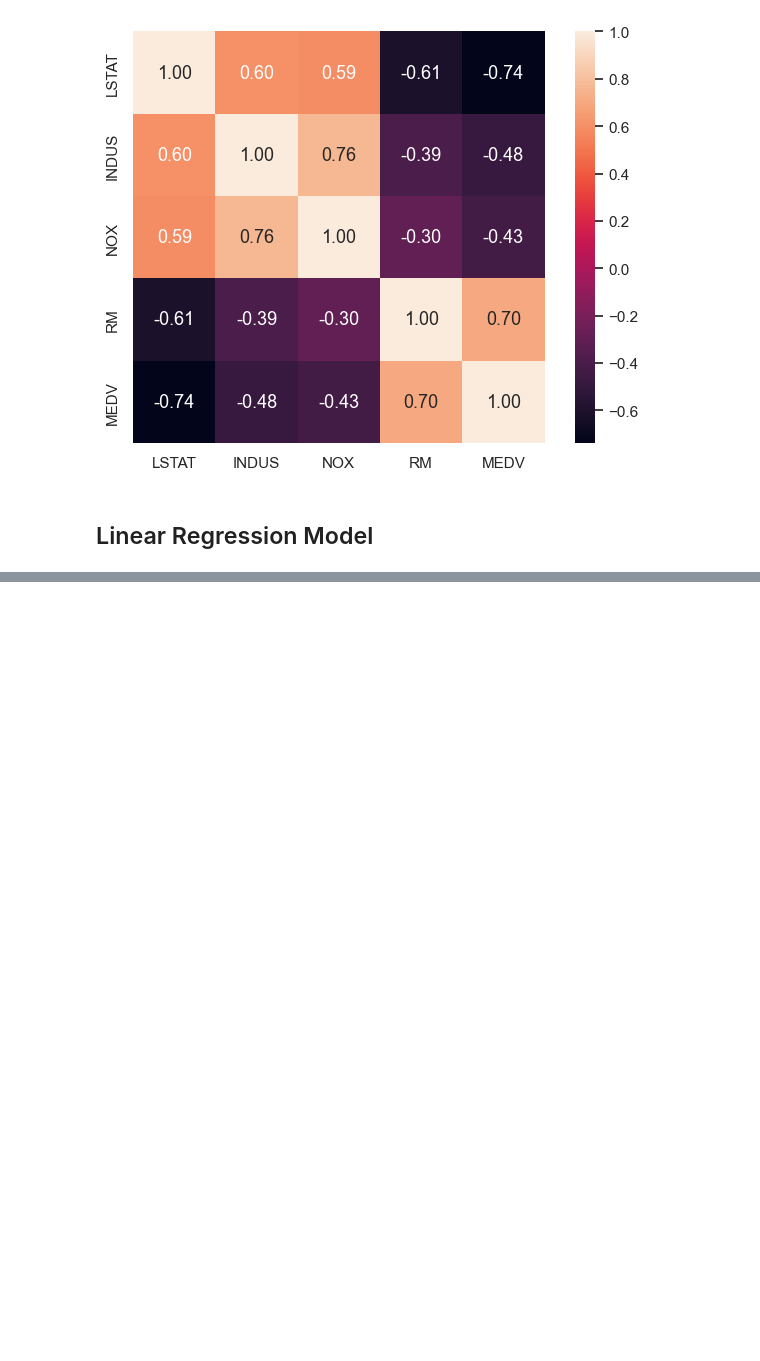
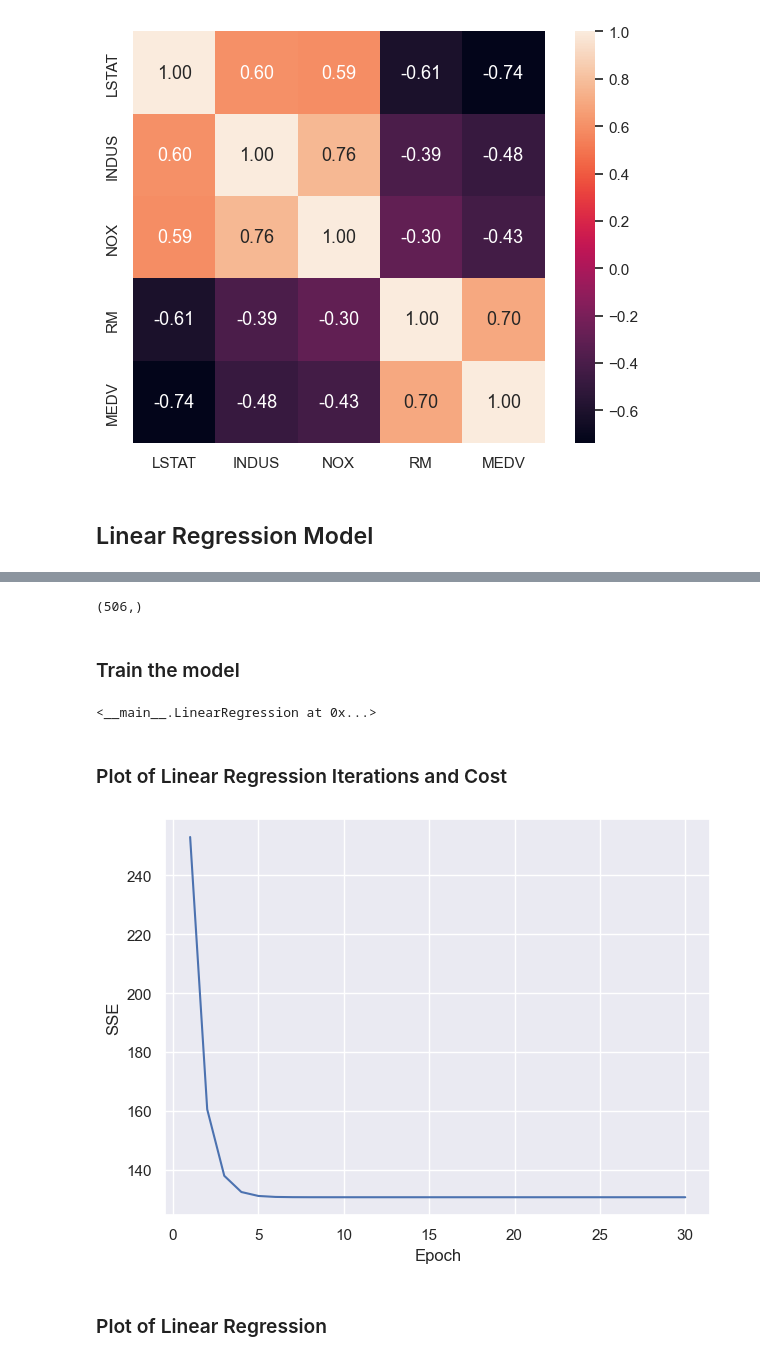
Before and after one commit to eriostre/Machine_Learning, a Jupyter notebook: Linear_Regression.ipynb, the cells around one changed output, grey strips where cells are left out. Drawn from its saved outputs; the diff is of its cells as text; code cells hidden in the pictures; blank space fills up the shorter version.

```diff
--- a/Linear_Regression.ipynb
+++ b/Linear_Regression.ipynb
@@ -92,2 +97,5 @@ class LinearRegression(object):
     def predict(self, X):
         return self.net_input(X)
+# %%
+X = df[['RM']].values
+y = df[['MEDV']].values
@@ -93,0 +108,39 @@ class LinearRegression(object):
+# %%
+from sklearn.preprocessing import StandardScaler
+
+sc= StandardScaler()
+
+#train the objects using fit_transform()
+X_std = sc.fit_transform(X)
+y_std = sc.fit_transform(y)
+# %%
+# reshape (506, 1) to (506)
+y_std = np.reshape(y_std, 506)
+
+y_std.shape
+# %% [output]
+(506,)
+# %% [markdown]
+### Train the model
+# %%
+# initialise an object (lr) usisn the created function
+lr = LinearRegression()
+
+# Train the model
+lr.fit(X_std, y_std)
+# %% [output]
+<__main__.LinearRegression at 0x...>
+# %% [markdown]
+### Plot of Linear Regression Iterations and Cost
+# %%
+# Plot of linear regression iterations and cost
+
+plt.plot(range(1, lr.n_iter + 1),lr.cost_)
+plt.ylabel('SSE') #SSE = sum of squares error
+plt.xlabel('Epoch')
+plt.tight_layout()
+plt.show()
+# %% [output]
+[figure, added]
+# %% [markdown]
+### Plot of Linear Regression
```
Also changed, not shown: parts of 10 cells of this notebook.
